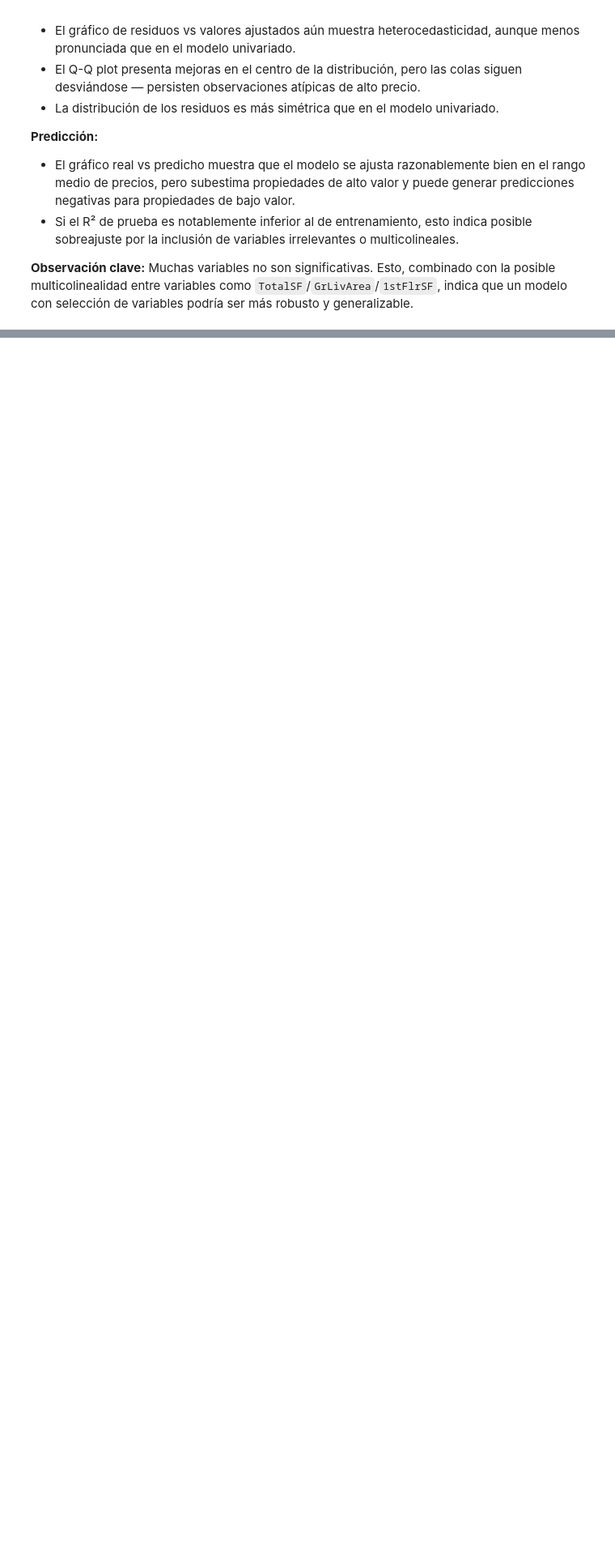
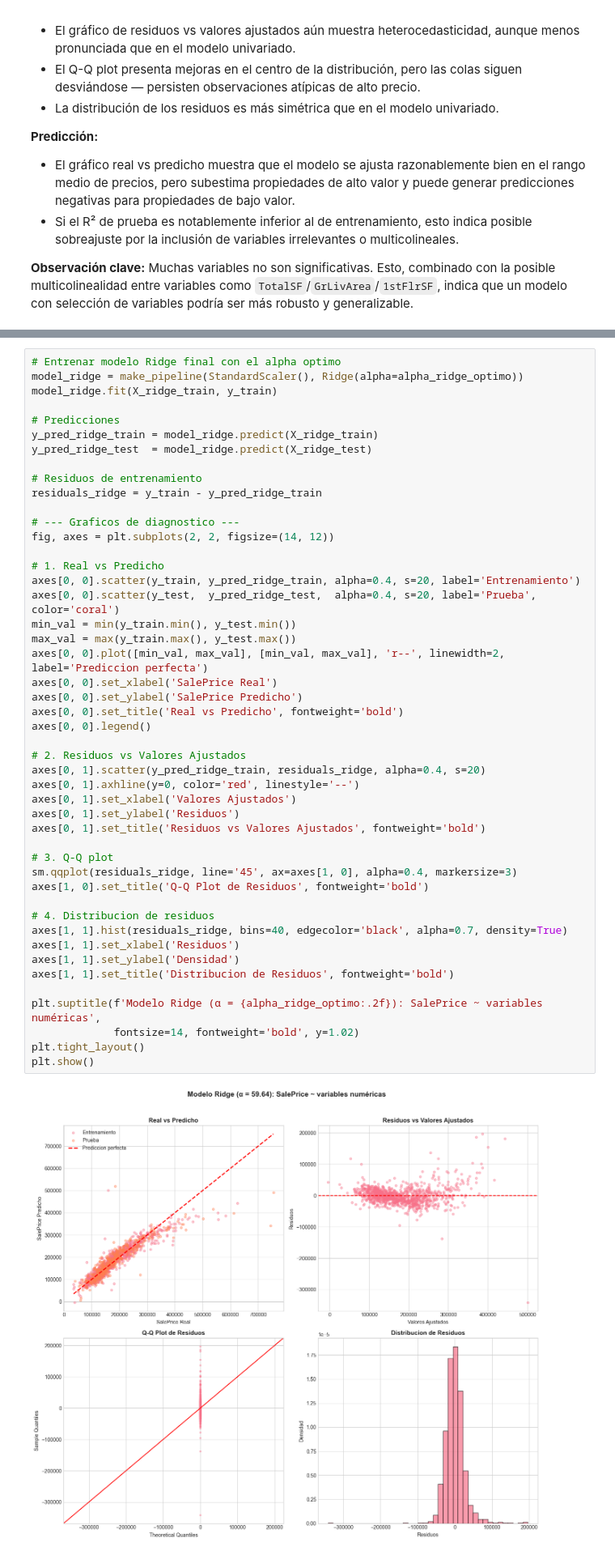
Before and after one commit to nicoCT04/Lab3MD, a Jupyter notebook: lab3.ipynb, the cells around one changed output, grey strips where cells are left out. Shown at 81% size. Saved outputs shown, nothing was run; the diff lists cells and outputs as text; blank space fills up the shorter version.

```diff
--- a/lab3.ipynb
+++ b/lab3.ipynb
@@ -1363,0 +1440,49 @@ Muchas variables no son significativas. Esto, combinado con la posible multicoli
+# %%
+# Entrenar modelo Ridge final con el alpha optimo
+model_ridge = make_pipeline(StandardScaler(), Ridge(alpha=alpha_ridge_optimo))
+model_ridge.fit(X_ridge_train, y_train)
+
+# Predicciones
+y_pred_ridge_train = model_ridge.predict(X_ridge_train)
+y_pred_ridge_test  = model_ridge.predict(X_ridge_test)
+
+# Residuos de entrenamiento
+residuals_ridge = y_train - y_pred_ridge_train
+
+# --- Graficos de diagnostico ---
+fig, axes = plt.subplots(2, 2, figsize=(14, 12))
+
+# 1. Real vs Predicho
+axes[0, 0].scatter(y_train, y_pred_ridge_train, alpha=0.4, s=20, label='Entrenamiento')
+axes[0, 0].scatter(y_test,  y_pred_ridge_test,  alpha=0.4, s=20, label='Prueba', color='coral')
+min_val = min(y_train.min(), y_test.min())
+max_val = max(y_train.max(), y_test.max())
+axes[0, 0].plot([min_val, max_val], [min_val, max_val], 'r--', linewidth=2, label='Prediccion perfecta')
+axes[0, 0].set_xlabel('SalePrice Real')
+axes[0, 0].set_ylabel('SalePrice Predicho')
+axes[0, 0].set_title('Real vs Predicho', fontweight='bold')
+axes[0, 0].legend()
+
+# 2. Residuos vs Valores Ajustados
+axes[0, 1].scatter(y_pred_ridge_train, residuals_ridge, alpha=0.4, s=20)
+axes[0, 1].axhline(y=0, color='red', linestyle='--')
+axes[0, 1].set_xlabel('Valores Ajustados')
+axes[0, 1].set_ylabel('Residuos')
+axes[0, 1].set_title('Residuos vs Valores Ajustados', fontweight='bold')
+
+# 3. Q-Q plot
+sm.qqplot(residuals_ridge, line='45', ax=axes[1, 0], alpha=0.4, markersize=3)
+axes[1, 0].set_title('Q-Q Plot de Residuos', fontweight='bold')
+
+# 4. Distribucion de residuos
+axes[1, 1].hist(residuals_ridge, bins=40, edgecolor='black', alpha=0.7, density=True)
+axes[1, 1].set_xlabel('Residuos')
+axes[1, 1].set_ylabel('Densidad')
+axes[1, 1].set_title('Distribucion de Residuos', fontweight='bold')
+
+plt.suptitle(f'Modelo Ridge (α = {alpha_ridge_optimo:.2f}): SalePrice ~ variables numéricas',
+             fontsize=14, fontweight='bold', y=1.02)
+plt.tight_layout()
+plt.show()
+# %% [output]
+[figure, added]
```
Also changed, not shown: parts of 18 cells of this notebook.
